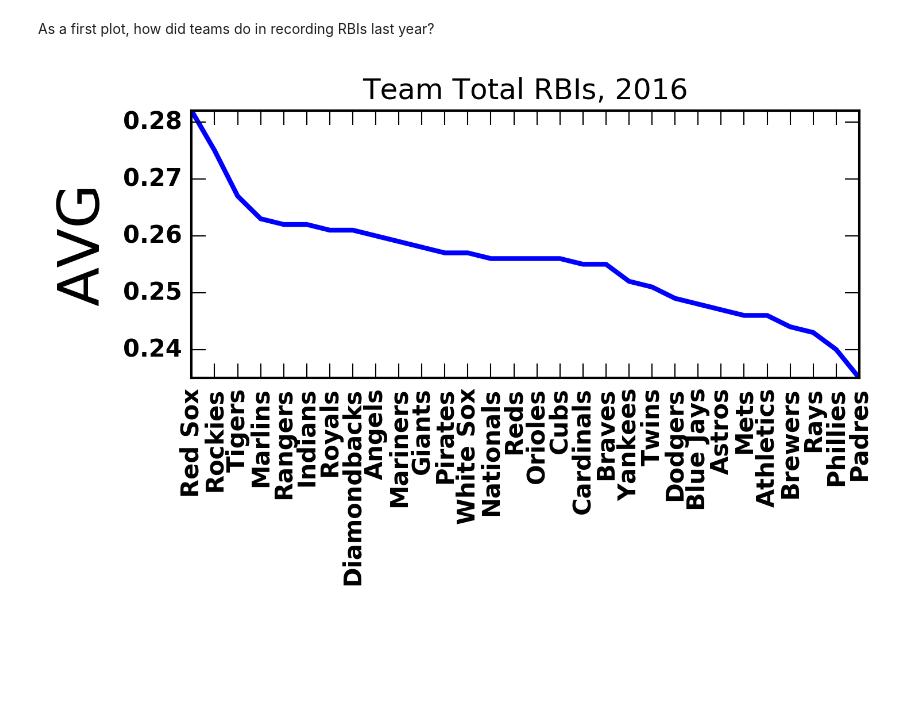
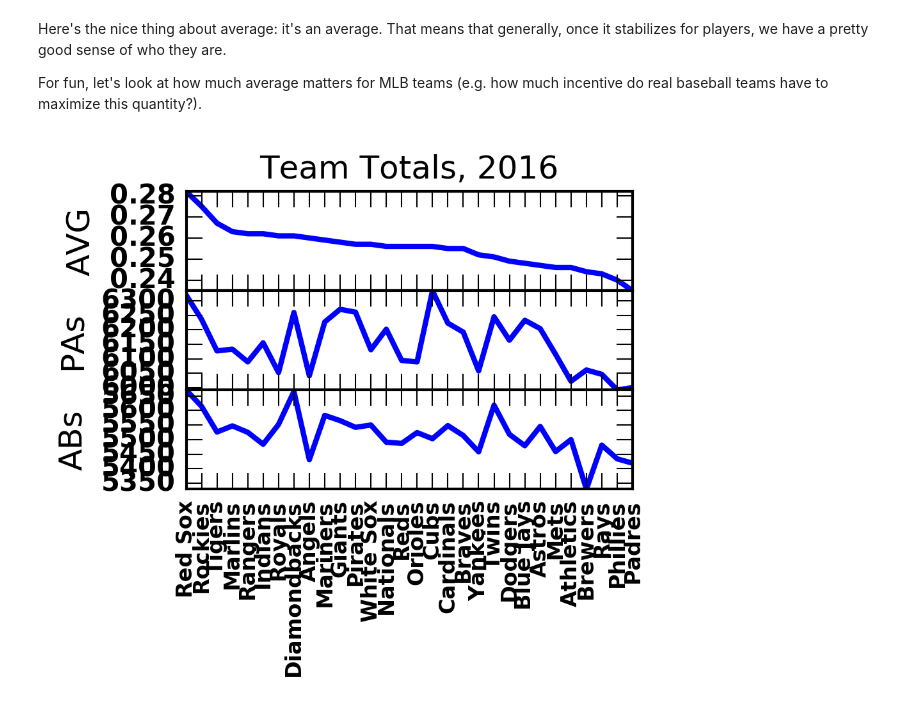
Before and after one commit to fantasy-toolz/2017-MLB-Analysis, a Jupyter notebook: batting_notebooks/AVG-Analysis.ipynb, the cells around one changed output. Cells and saved outputs as stored; diff of their text form; code cells hidden in the pictures; blank space fills up the shorter version.

Commit message:
average analysis

```diff
--- a/batting_notebooks/AVG-Analysis.ipynb
+++ b/batting_notebooks/AVG-Analysis.ipynb
@@ -100,16 +103,54 @@ AugustMLB = read_statcast_data('2016Batting/AugustStatcast.csv')
-# %% [markdown]
-As a first plot, how did teams do in recording RBIs last year?
+# %% [markdown]
+Here's the nice thing about average: it's an average. That means that generally, once it stabilizes for players, we have a pretty good sense of who they are.
+
+For fun, let's look at how much average matters for MLB teams (e.g. how much incentive do real baseball teams have to maximize this quantity?).
 # %%
 team_avg = Teams2016['AVG']
+team_pas = Teams2016['PA']
+team_abs = Teams2016['AB']
+
 team_name = Teams2016['Team']
 
-plt.figure(figsize=(5,2))
-plt.plot(np.linspace(1.,team_avg.size,team_avg.size),team_avg[(-1.*team_avg).argsort()])
-plt.ylabel('AVG',size=24)
-plt.title('Team Total RBIs, 2016')
-_ = plt.axis([1.,30.,np.min(team_avg),np.max(team_avg)])
+fig = plt.figure(figsize=(3,2))
+
+plt.subplots_adjust(hspace=0.001)
+
+ax = fig.add_subplot(311)
+ax2 = fig.add_subplot(312)
+ax3 = fig.add_subplot(313)
+
+ax.plot(np.linspace(1.,team_avg.size,team_avg.size),team_avg[(-1.*team_avg).argsort()])
+ax.set_ylabel('AVG',size=12)
+ax.axis([1.,30.,np.min(team_avg),np.max(team_avg)])
+_ = ax.set_xticks(np.linspace(1,30,30))
+
+
+ax.set_xticklabels(())
+
+
+
+ax2.plot(np.linspace(1.,team_pas.size,team_pas.size),team_pas[(-1.*team_avg).argsort()])
+ax2.set_ylabel('PAs',size=12)
+ax2.axis([1.,30.,np.min(team_pas),np.max(team_pas)])
+_ = ax2.set_xticks(np.linspace(1,30,30))
+
+
+ax2.set_xticklabels(())
+
+
+
+ax3.plot(np.linspace(1.,team_abs.size,team_abs.size),team_abs[(-1.*team_avg).argsort()])
+ax3.set_ylabel('ABs',size=12)
+ax3.axis([1.,30.,np.min(team_abs),np.max(team_abs)])
+
+
+
+
+
+ax.set_title('Team Totals, 2016')
 
 # You can specify a rotation for the tick labels in degrees or with keywords.
-_ = plt.xticks(np.linspace(1,30,30), team_name[(-1.*team_avg).argsort()], rotation='vertical')
+_ = ax3.set_xticks(np.linspace(1,30,30))
+_ = ax3.set_xticklabels(team_name[(-1.*team_avg).argsort()], rotation='vertical',size=8)
 # %% [output]
-[figure, old version]
+[figure, new version]
```
Also changed, not shown: parts of 17 cells of this notebook, 1 other file.
